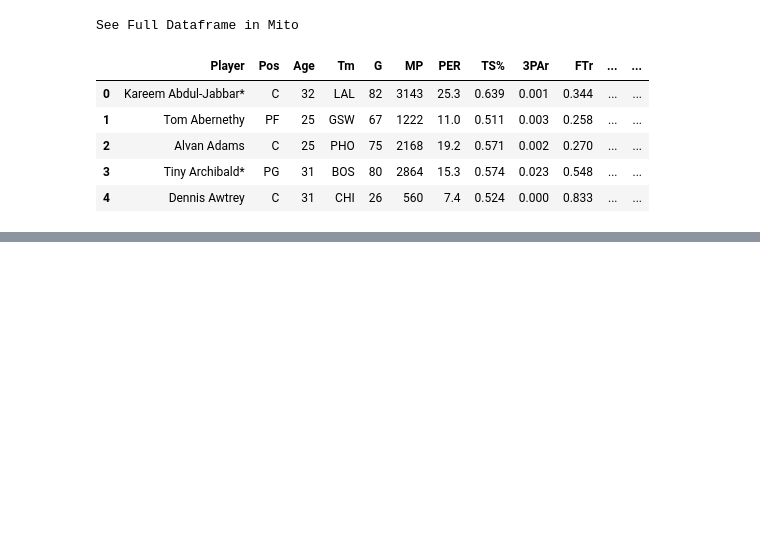
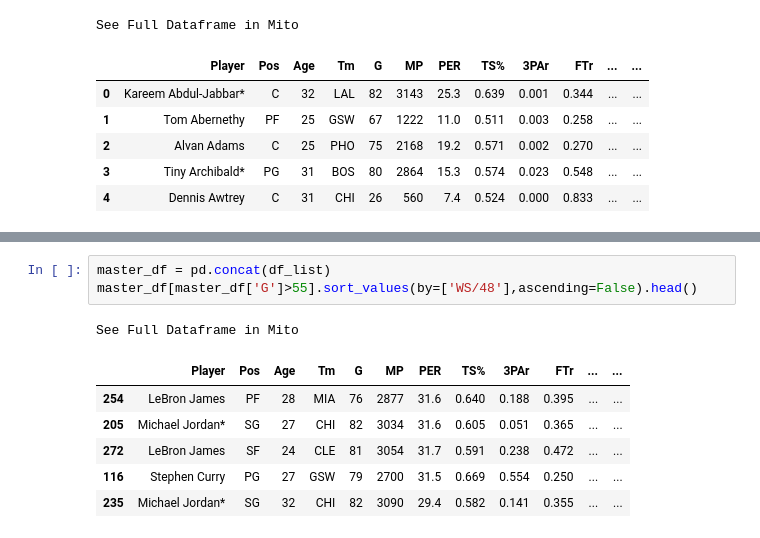
Before and after one commit to bme3412/Python, a Jupyter notebook: Projects/Basketball_reference/NBA _1980s.ipynb, the cells around one changed output, grey strips where cells are left out. Cells and saved outputs as stored; diff of their text form; blank space fills up the shorter version.

```diff
--- a/Projects/Basketball_reference/NBA _1980s.ipynb
+++ b/Projects/Basketball_reference/NBA _1980s.ipynb
@@ -25,0 +301,11 @@ See Full Dataframe in Mito
+# %%
+master_df = pd.concat(df_list)
+master_df[master_df['G']>55].sort_values(by=['WS/48'],ascending=False).head()
+# %% [output]
+See Full Dataframe in Mito
+|  | Player | Pos | Age | Tm | G | MP | PER | TS% | 3PAr | FTr | ... | ... |
+| 254 | LeBron James | PF | 28 | MIA | 76 | 2877 | 31.6 | 0.640 | 0.188 | 0.395 | ... | ... |
+| 205 | Michael Jordan* | SG | 27 | CHI | 82 | 3034 | 31.6 | 0.605 | 0.051 | 0.365 | ... | ... |
+| 272 | LeBron James | SF | 24 | CLE | 81 | 3054 | 31.7 | 0.591 | 0.238 | 0.472 | ... | ... |
+| 116 | Stephen Curry | PG | 27 | GSW | 79 | 2700 | 31.5 | 0.669 | 0.554 | 0.250 | ... | ... |
+| 235 | Michael Jordan* | SG | 32 | CHI | 82 | 3090 | 29.4 | 0.582 | 0.141 | 0.355 | ... | ... |
```
Also changed, not shown: parts of 24 cells of this notebook.
